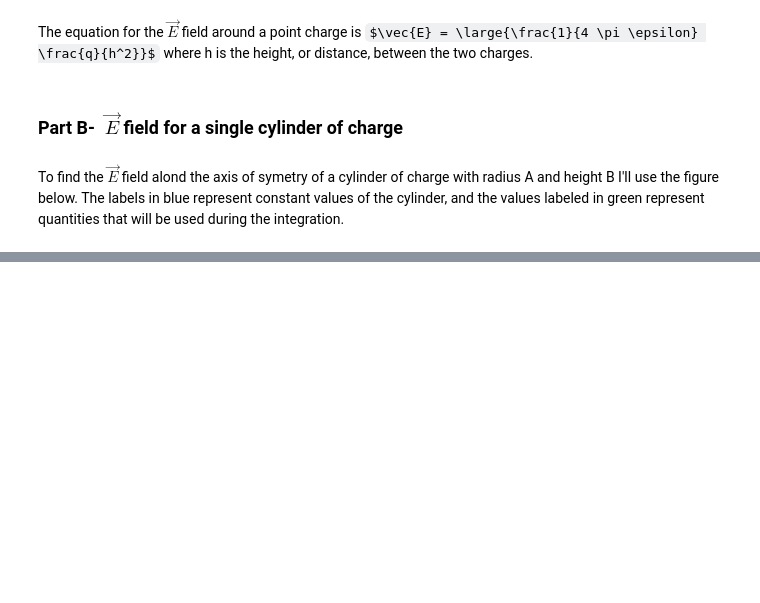
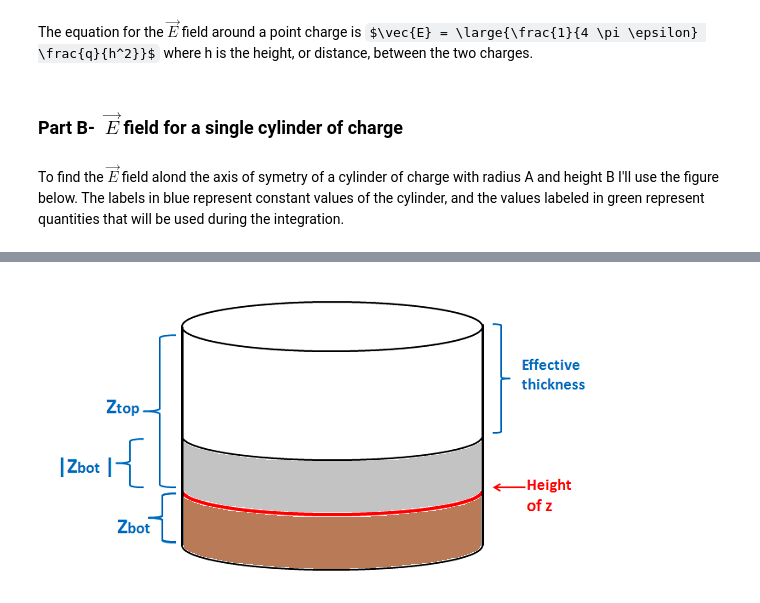
Before and after one commit to nhs36/HW2AtmoElec, a Jupyter notebook: AtmoElecHW2.ipynb, the cells around one changed output, grey strips where cells are left out. Saved outputs shown, nothing was run; the diff lists cells and outputs as text; code cells hidden in the pictures; some formulas as TeX source; blank space fills up the shorter version.

```diff
--- a/AtmoElecHW2.ipynb
+++ b/AtmoElecHW2.ipynb
@@ -42,0 +57,4 @@ $\int\limits_{r=0}^{r=A} 1/2 \; U^{-3/2} dU $
+# %%
+i2
+# %% [output]
+[figure, added]
```
Also changed, not shown: parts of 23 cells of this notebook.
